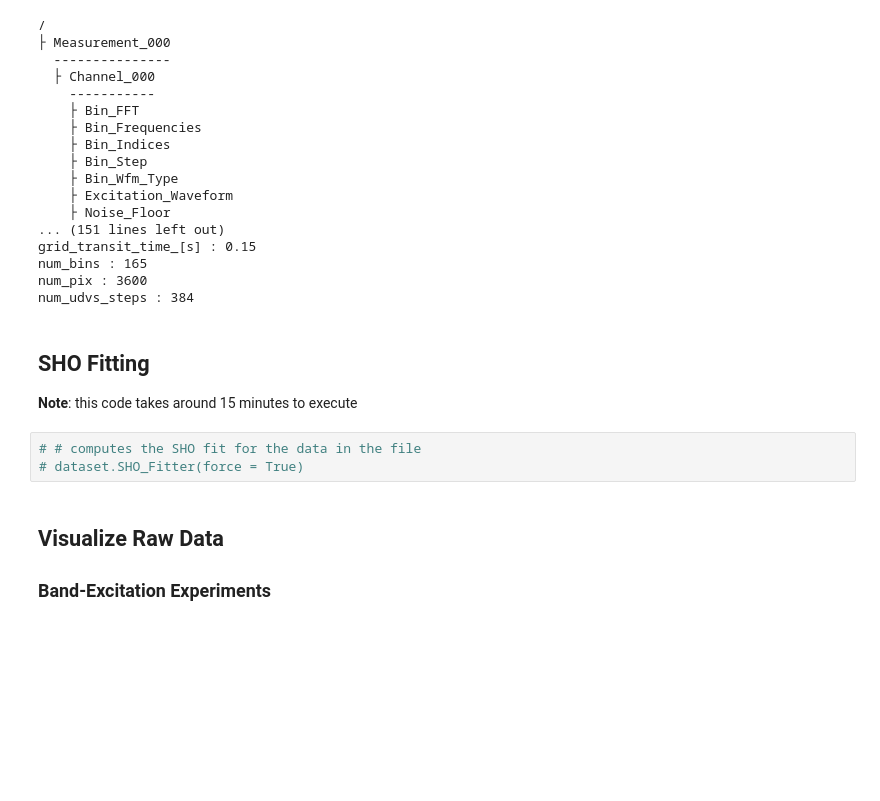
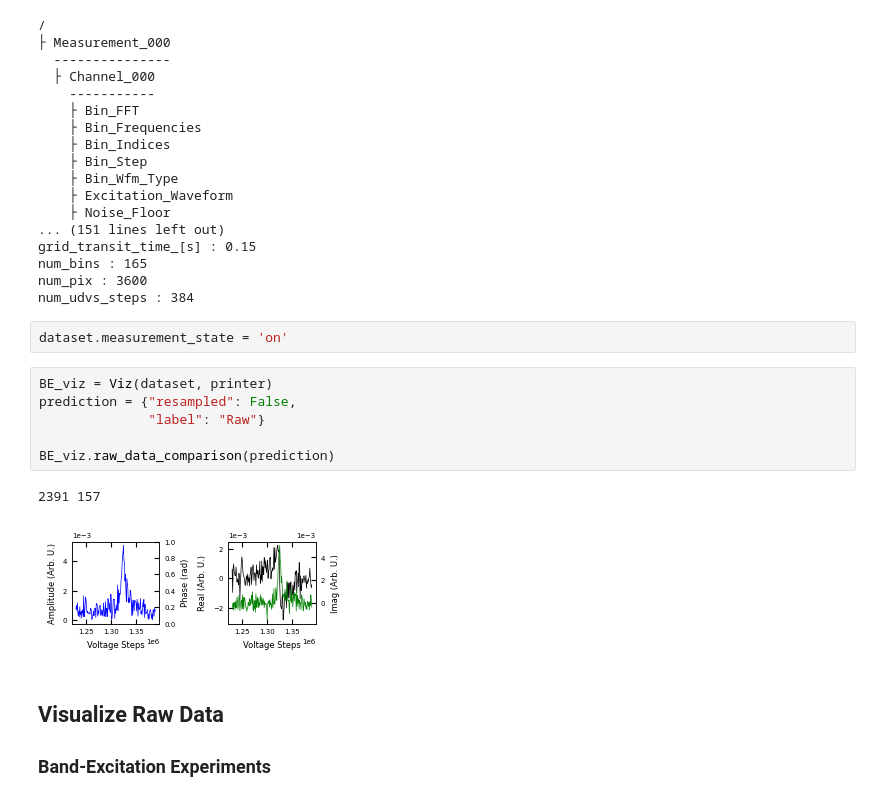
Before and after one commit to m3-learning/m3_learning_old, a Jupyter notebook: m3_learning/papers/2023_Rapid_Fitting/1_SHO_Fitting.ipynb, the cells around one changed output. Saved outputs shown, nothing was run; the diff lists cells and outputs as text; blank space fills up the shorter version.

Commit message:
push with initial visualization correction
Former-commit-id: 18bf64acf4c62ac639c8cec260a6c73a47c87afd

```diff
--- a/m3_learning/papers/2023_Rapid_Fitting/1_SHO_Fitting.ipynb
+++ b/m3_learning/papers/2023_Rapid_Fitting/1_SHO_Fitting.ipynb
@@ -1019,12 +1037,17 @@ grid_transit_time_[s] : 0.15
 num_bins : 165
 num_pix : 3600
 num_udvs_steps : 384
-# %% [markdown]
-## SHO Fitting
-**Note**: this code takes around 15 minutes to execute
-# %%
-# # computes the SHO fit for the data in the file
-# dataset.SHO_Fitter(force = True)
+# %%
+dataset.measurement_state = 'on'
+# %%
+BE_viz = Viz(dataset, printer)
+prediction = {"resampled": False,
+              "label": "Raw"}
+
+BE_viz.raw_data_comparison(prediction)
+# %% [output]
+2391 157
+[figure, new version]
 # %% [markdown]
 ## Visualize Raw Data
 
```
Also changed, not shown: parts of 14 cells of this notebook, 8 other files.
